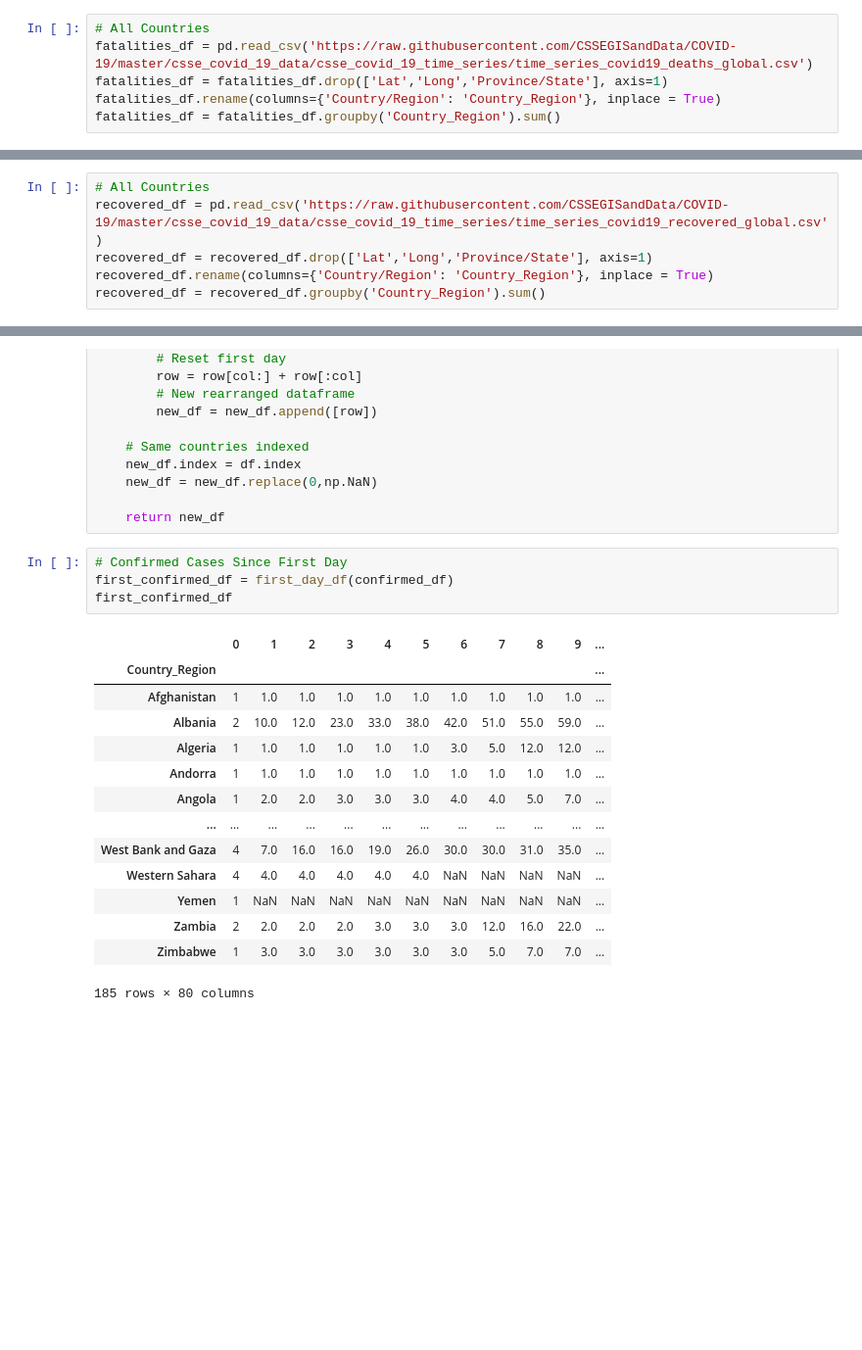
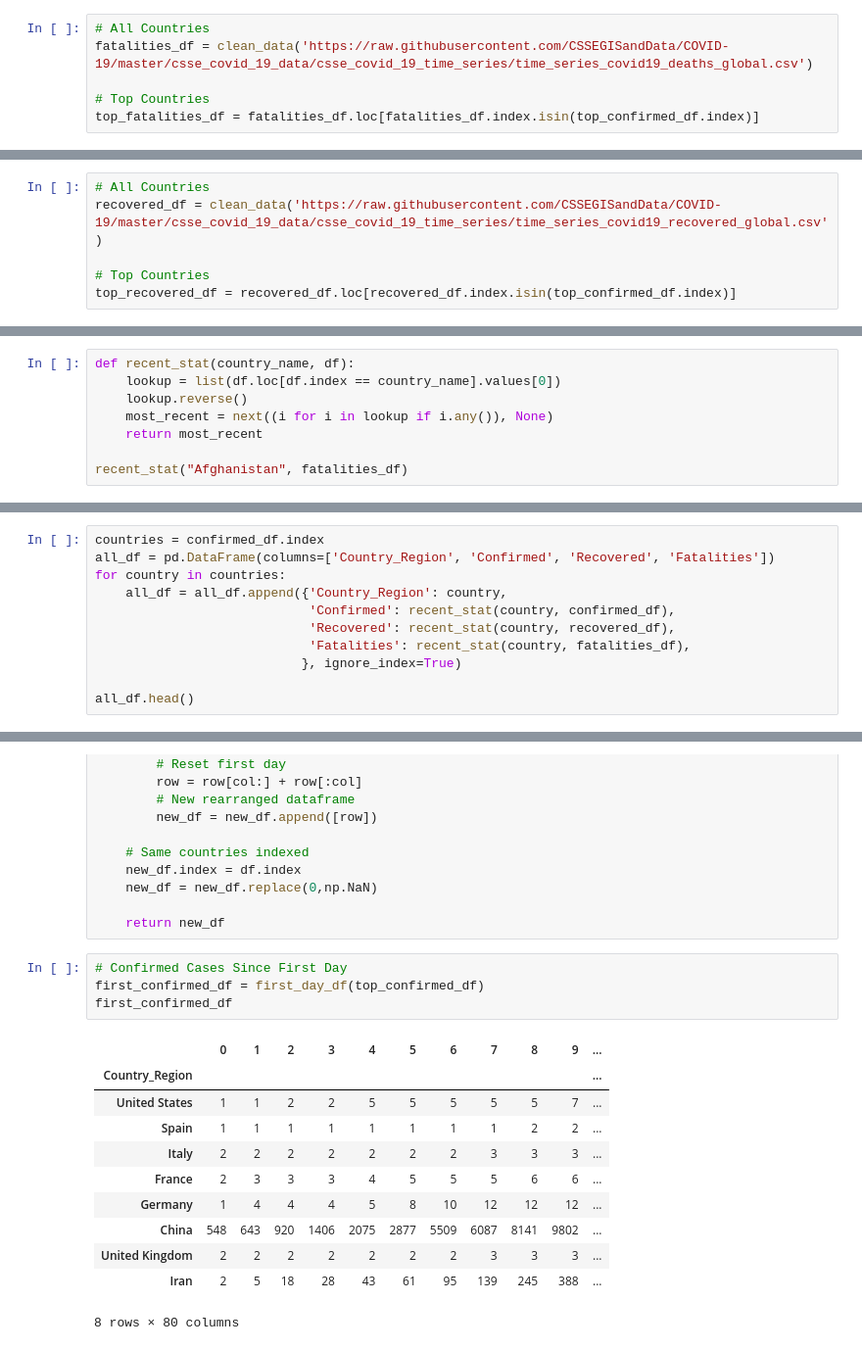
Before and after one commit to ellemonke/COVID-19, a Jupyter notebook: static/resources/cases/all.ipynb, the cells around one changed output, grey strips where cells are left out. Shown at 98% size. Cells and saved outputs as stored; diff of their text form; blank space fills up the shorter version.

```diff
--- a/static/resources/cases/all.ipynb
+++ b/static/resources/cases/all.ipynb
@@ -38,7 +44,7 @@ Index(['US', 'Spain', 'Italy', 'France', 'Germany', 'China', 'United Kingdom',
 #### Fatalities
 # %%
 # All Countries
-fatalities_df = pd.read_csv('https://raw.githubusercontent.com/CSSEGISandData/COVID-19/master/csse_covid_19_data/csse_covid_19_time_series/time_series_covid19_deaths_global.csv')
-fatalities_df = fatalities_df.drop(['Lat','Long','Province/State'], axis=1)
-fatalities_df.rename(columns={'Country/Region': 'Country_Region'}, inplace = True)
-fatalities_df = fatalities_df.groupby('Country_Region').sum()
+fatalities_df = clean_data('https://raw.githubusercontent.com/CSSEGISandData/COVID-19/master/csse_covid_19_data/csse_covid_19_time_series/time_series_covid19_deaths_global.csv')
+
+# Top Countries
+top_fatalities_df = fatalities_df.loc[fatalities_df.index.isin(top_confirmed_df.index)]
@@ -49,7 +52,7 @@ top_fatalities_df = fatalities_df.loc[fatalities_df.index.isin(top_confirmed_df.
 #### Recovered
 # %%
 # All Countries
-recovered_df = pd.read_csv('https://raw.githubusercontent.com/CSSEGISandData/COVID-19/master/csse_covid_19_data/csse_covid_19_time_series/time_series_covid19_recovered_global.csv')
-recovered_df = recovered_df.drop(['Lat','Long','Province/State'], axis=1)
-recovered_df.rename(columns={'Country/Region': 'Country_Region'}, inplace = True)
-recovered_df = recovered_df.groupby('Country_Region').sum()
+recovered_df = clean_data('https://raw.githubusercontent.com/CSSEGISandData/COVID-19/master/csse_covid_19_data/csse_covid_19_time_series/time_series_covid19_recovered_global.csv')
+
+# Top Countries
+top_recovered_df = recovered_df.loc[recovered_df.index.isin(top_confirmed_df.index)]
@@ -66,0 +69,8 @@ top_infected_df = infected_df.loc[infected_df.index.isin(top_confirmed_df.index)
+# %%
+def recent_stat(country_name, df):
+    lookup = list(df.loc[df.index == country_name].values[0])
+    lookup.reverse()
+    most_recent = next((i for i in lookup if i.any()), None)
+    return most_recent
+
+recent_stat("Afghanistan", fatalities_df)
@@ -66,0 +79,11 @@ top_infected_df = infected_df.loc[infected_df.index.isin(top_confirmed_df.index)
+# %%
+countries = confirmed_df.index
+all_df = pd.DataFrame(columns=['Country_Region', 'Confirmed', 'Recovered', 'Fatalities'])
+for country in countries:
+    all_df = all_df.append({'Country_Region': country,
+                            'Confirmed': recent_stat(country, confirmed_df),
+                            'Recovered': recent_stat(country, recovered_df),
+                            'Fatalities': recent_stat(country, fatalities_df),
+                           }, ignore_index=True)
+
+all_df.head()
@@ -105,20 +138,17 @@ def first_day_df(df):
     return new_df
 # %%
 # Confirmed Cases Since First Day
-first_confirmed_df = first_day_df(confirmed_df)
+first_confirmed_df = first_day_df(top_confirmed_df)
 first_confirmed_df
 # %% [output]
 |  | 0 | 1 | 2 | 3 | 4 | 5 | 6 | 7 | 8 | 9 | ... |
 | Country_Region |  |  |  |  |  |  |  |  |  |  | ... |
-| Afghanistan | 1 | 1.0 | 1.0 | 1.0 | 1.0 | 1.0 | 1.0 | 1.0 | 1.0 | 1.0 | ... |
-| Albania | 2 | 10.0 | 12.0 | 23.0 | 33.0 | 38.0 | 42.0 | 51.0 | 55.0 | 59.0 | ... |
-| Algeria | 1 | 1.0 | 1.0 | 1.0 | 1.0 | 1.0 | 3.0 | 5.0 | 12.0 | 12.0 | ... |
-| Andorra | 1 | 1.0 | 1.0 | 1.0 | 1.0 | 1.0 | 1.0 | 1.0 | 1.0 | 1.0 | ... |
-| Angola | 1 | 2.0 | 2.0 | 3.0 | 3.0 | 3.0 | 4.0 | 4.0 | 5.0 | 7.0 | ... |
-| ... | ... | ... | ... | ... | ... | ... | ... | ... | ... | ... | ... |
-| West Bank and Gaza | 4 | 7.0 | 16.0 | 16.0 | 19.0 | 26.0 | 30.0 | 30.0 | 31.0 | 35.0 | ... |
-| Western Sahara | 4 | 4.0 | 4.0 | 4.0 | 4.0 | 4.0 | NaN | NaN | NaN | NaN | ... |
-| Yemen | 1 | NaN | NaN | NaN | NaN | NaN | NaN | NaN | NaN | NaN | ... |
-| Zambia | 2 | 2.0 | 2.0 | 2.0 | 3.0 | 3.0 | 3.0 | 12.0 | 16.0 | 22.0 | ... |
-| Zimbabwe | 1 | 3.0 | 3.0 | 3.0 | 3.0 | 3.0 | 3.0 | 5.0 | 7.0 | 7.0 | ... |
+| United States | 1 | 1 | 2 | 2 | 5 | 5 | 5 | 5 | 5 | 7 | ... |
+| Spain | 1 | 1 | 1 | 1 | 1 | 1 | 1 | 1 | 2 | 2 | ... |
+| Italy | 2 | 2 | 2 | 2 | 2 | 2 | 2 | 3 | 3 | 3 | ... |
+| France | 2 | 3 | 3 | 3 | 4 | 5 | 5 | 5 | 6 | 6 | ... |
+| Germany | 1 | 4 | 4 | 4 | 5 | 8 | 10 | 12 | 12 | 12 | ... |
+| China | 548 | 643 | 920 | 1406 | 2075 | 2877 | 5509 | 6087 | 8141 | 9802 | ... |
+| United Kingdom | 2 | 2 | 2 | 2 | 2 | 2 | 2 | 3 | 3 | 3 | ... |
+| Iran | 2 | 5 | 18 | 28 | 43 | 61 | 95 | 139 | 245 | 388 | ... |
-185 rows × 80 columns
+8 rows × 80 columns
```
Also changed, not shown: parts of 11 cells of this notebook, 31 other files.
